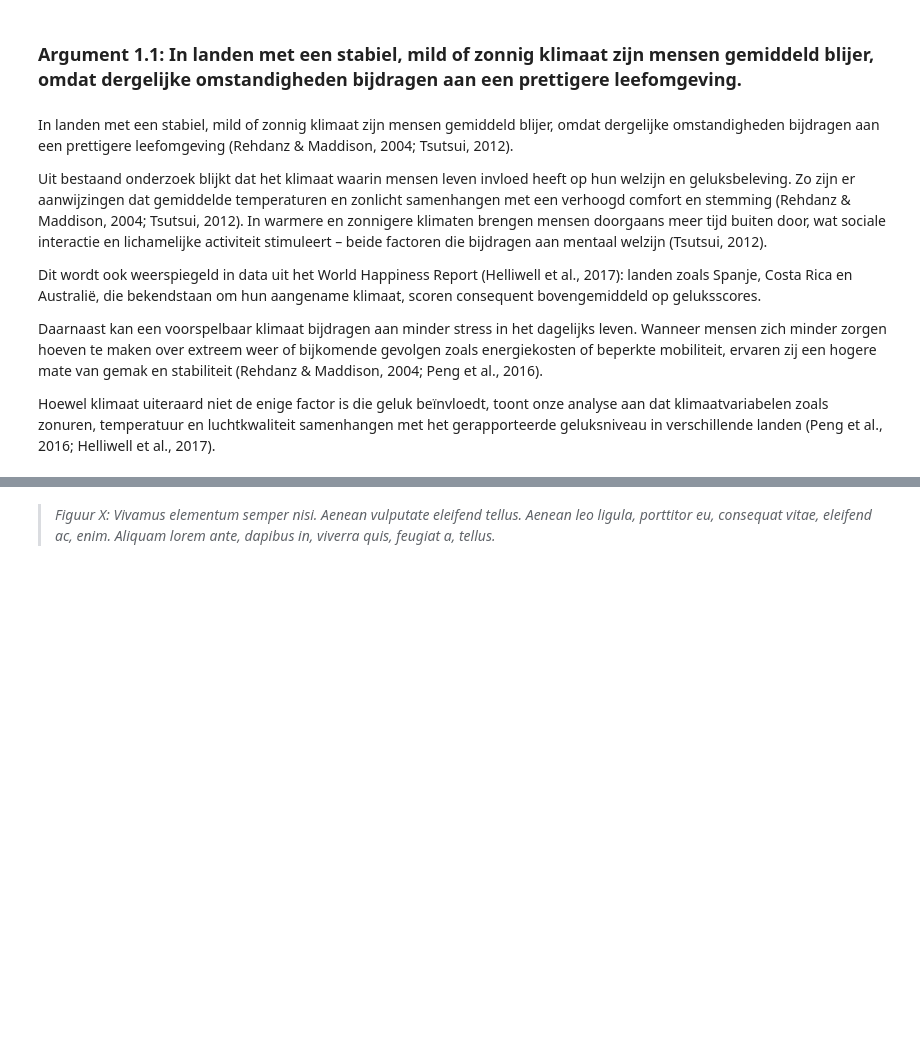
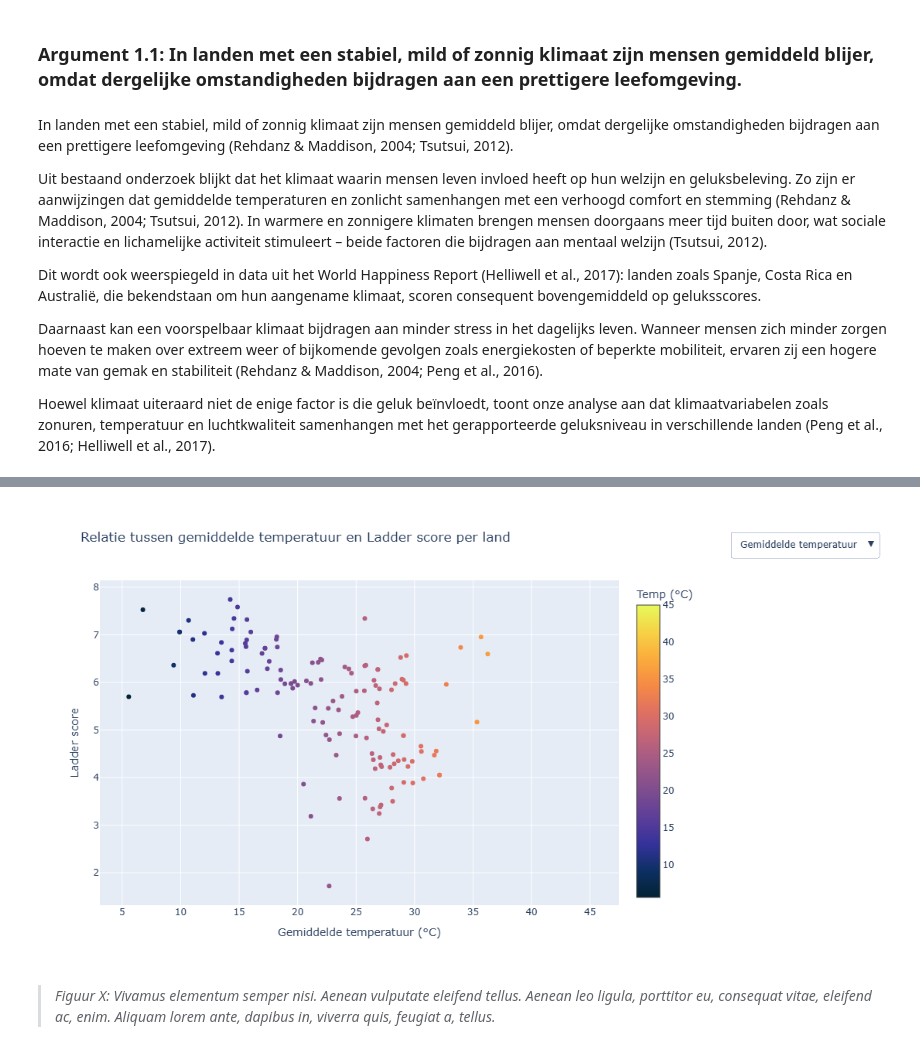
Before and after one commit to Mythsofmagic/Information_Visualization_2025, a Jupyter notebook: docs/notebook.ipynb, the cells around one changed output, grey strips where cells are left out. Drawn from its saved outputs; the diff is of its cells as text; code cells hidden in the pictures; blank space fills up the shorter version.

Commit message:
2 plots gecombined
scatterplot met zowel feels like als normale temp in 1 gedaan, tootn aan dat r weinig diff is tussen de 2 maar wel handig om te checken

```diff
--- a/docs/notebook.ipynb
+++ b/docs/notebook.ipynb
@@ -293,3 +289,71 @@ fig.show()
+# %%
+trace_temp = go.Scatter(
+    x=df123["temperature_celsius"],
+    y=df123["Ladder score"],
+    mode="markers",
+    marker=dict(
+        color=df123["temperature_celsius"],
+        colorscale="thermal",
+        showscale=True,
+        colorbar=dict(title="Temp (°C)")
+    ),
+    text=df123["country"],
+    name="Gemiddelde temperatuur"
+)
+
+trace_feels_like = go.Scatter(
+    x=df123["feels_like_celsius"],
+    y=df123["Ladder score"],
+    mode="markers",
+    marker=dict(
+        color=df123["feels_like_celsius"],
+        colorscale="thermal",
+        showscale=True,
+        colorbar=dict(title="Voelt als (°C)")
+    ),
+    text=df123["country"],
+    name="Gemiddelde gevoelstemperatuur",
+    visible=False
+)
+
+figtempsscatter = go.Figure(data=[trace_temp, trace_feels_like])
+figtempsscatter.update_layout(
+    updatemenus=[
+        dict(
+            type="dropdown",
+            direction="down",
+            showactive=True,
+            buttons=list([
+                dict(label="Gemiddelde temperatuur",
+                     method="update",
+                     args=[{"visible": [True, False]},
+                           {"title": "Relatie tussen gemiddelde temperatuur en Ladder score per land",
+                            "xaxis": {"title": "Gemiddelde temperatuur (°C)", "range" : [0,40]},
+                            "yaxis": {"title": "Ladder score"}}]),
+
+                dict(label="Gevoelstemperatuur",
+                     method="update",
+                     args=[{"visible": [False, True]},
+                           {"title": "Relatie tussen gemiddelde gevoelstemperatuur en Ladder score per land",
+                            "xaxis": {"title": "Gemiddelde gevoelstemperatuur (°C)", "range" : [0,40]},
+                            "yaxis": {"title": "Ladder score"}}])
+            ]),
+            x=1.5,
+            xanchor="right",
+            y=1.15,
+            yanchor="top"
+        )
+    ],
+    width=900,
+    height=600,
+    title="Relatie tussen gemiddelde temperatuur en Ladder score per land",
+    xaxis_title="Gemiddelde temperatuur (°C)",
+    yaxis_title="Ladder score"
+)
+
+figtempsscatter.show()
+# %% [output]
+[figure, added]
 # %% [markdown]
 > *Figuur X: Vivamus elementum semper nisi. Aenean vulputate eleifend tellus. Aenean leo ligula, porttitor eu, consequat vitae, eleifend ac, enim. Aliquam lorem ante, dapibus in, viverra quis, feugiat a, tellus.*
 # %%
```
Also changed, not shown: parts of 11 cells of this notebook.
